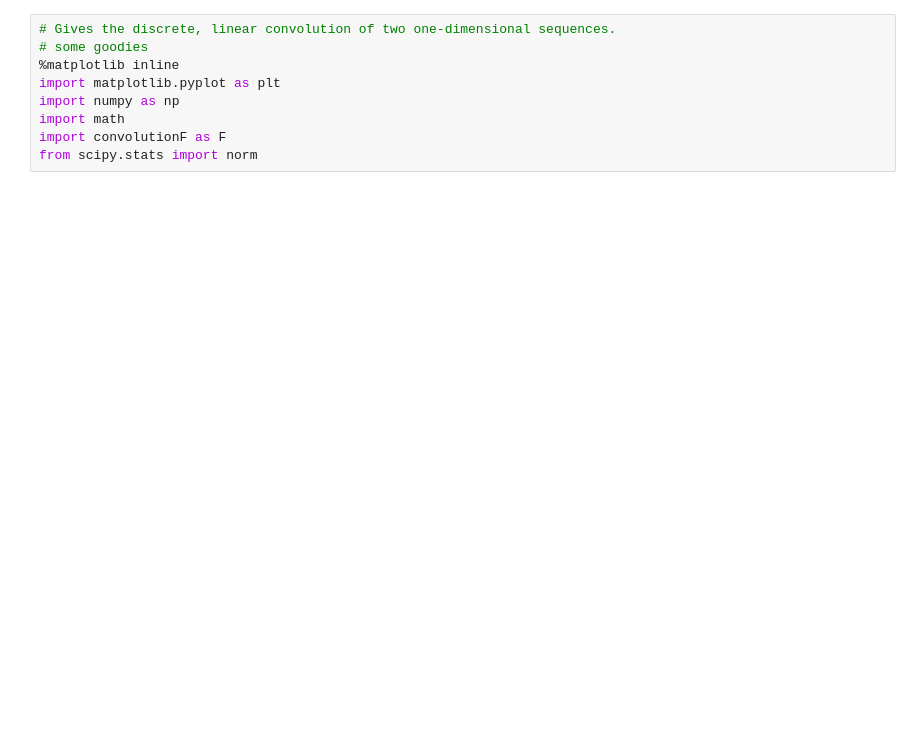
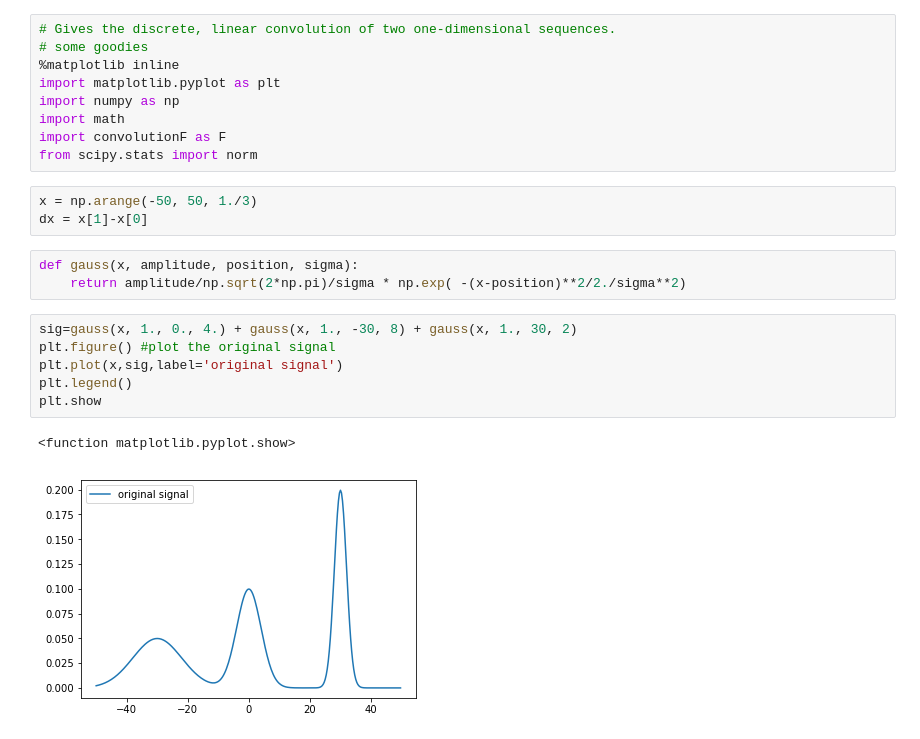
Before and after one commit to Fahima-Islam/sandbox, a Jupyter notebook: Deconvolution Example_noise.ipynb, the cells around one changed output. Cells and saved outputs as stored; diff of their text form; blank space fills up the shorter version.

```diff
--- a/Deconvolution Example_noise.ipynb
+++ b/Deconvolution Example_noise.ipynb
@@ -7,3 +7,18 @@ import numpy as np
 import math
 import convolutionF as F
 from scipy.stats import norm
+# %%
+x = np.arange(-50, 50, 1./3)
+dx = x[1]-x[0]
+# %%
+def gauss(x, amplitude, position, sigma):
+    return amplitude/np.sqrt(2*np.pi)/sigma * np.exp( -(x-position)**2/2./sigma**2)
+# %%
+sig=gauss(x, 1., 0., 4.) + gauss(x, 1., -30, 8) + gauss(x, 1., 30, 2)
+plt.figure() #plot the original signal
+plt.plot(x,sig,label='original signal')
+plt.legend()
+plt.show
+# %% [output]
+<function matplotlib.pyplot.show>
+[figure, added]
```
Also changed, not shown: parts of 4 cells of this notebook.
